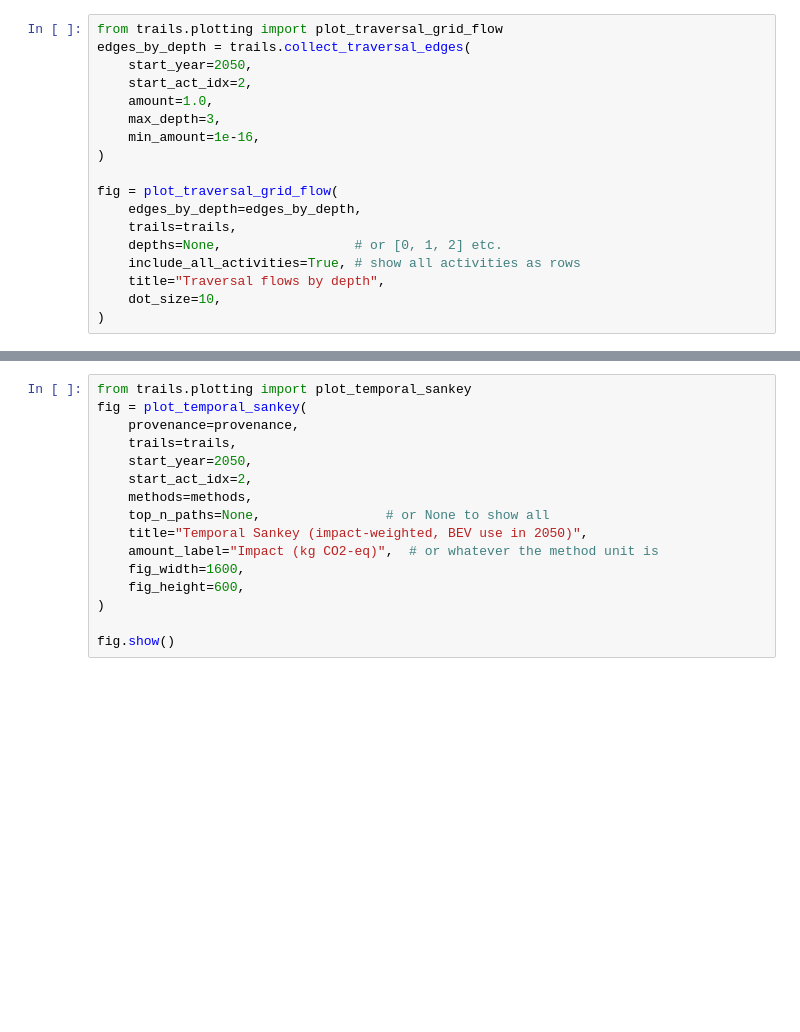
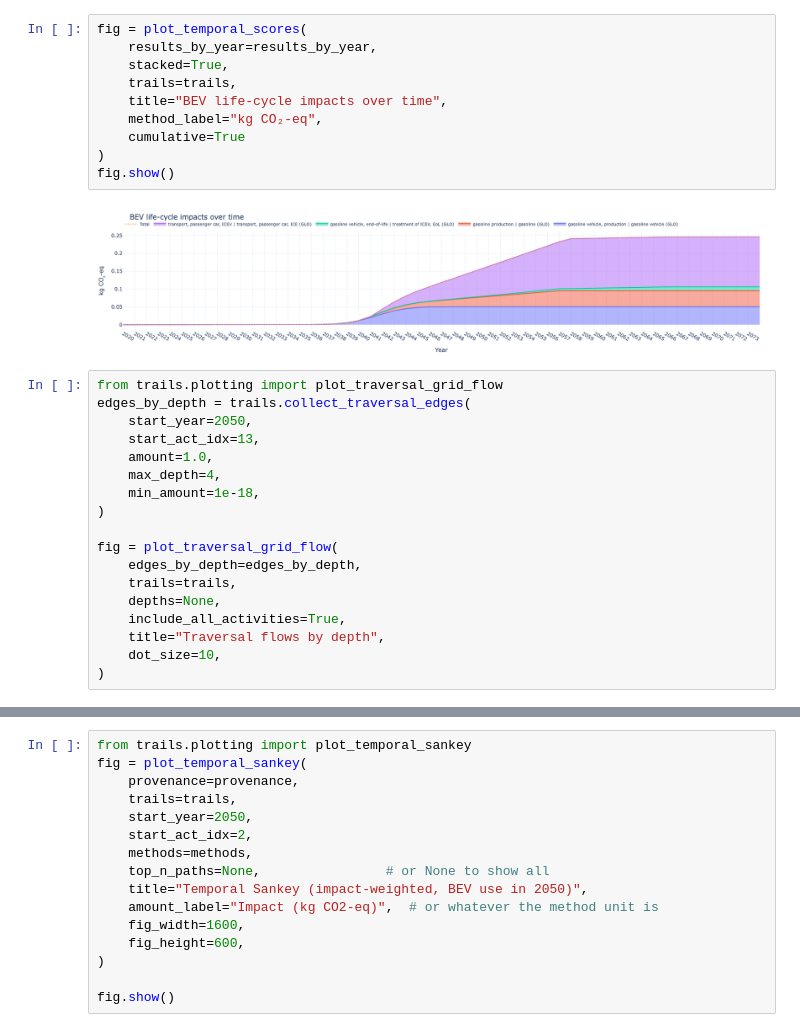
Before and after one commit to Laboratory-for-Energy-Systems-Analysis/trails, a Jupyter notebook: dev/example/dev.ipynb, the cells around one changed output, grey strips where cells are left out. Cells and saved outputs as stored; diff of their text form; blank space fills up the shorter version.

```diff
--- a/dev/example/dev.ipynb
+++ b/dev/example/dev.ipynb
@@ -38,18 +42,30 @@ fig.show()
+# %%
+fig = plot_temporal_scores(
+    results_by_year=results_by_year,
+    stacked=True,
+    trails=trails,
+    title="BEV life-cycle impacts over time",
+    method_label="kg CO₂-eq",
+    cumulative=True
+)
+fig.show()
+# %% [output]
+[figure, added]
 # %%
 from trails.plotting import plot_traversal_grid_flow
 edges_by_depth = trails.collect_traversal_edges(
     start_year=2050,
-    start_act_idx=2,
+    start_act_idx=13,
     amount=1.0,
-    max_depth=3,
-    min_amount=1e-16,
+    max_depth=4,
+    min_amount=1e-18,
 )
 
 fig = plot_traversal_grid_flow(
     edges_by_depth=edges_by_depth,
     trails=trails,
-    depths=None,                 # or [0, 1, 2] etc.
-    include_all_activities=True, # show all activities as rows
+    depths=None,
+    include_all_activities=True,
     title="Traversal flows by depth",
     dot_size=10,
 )
```
Also changed, not shown: parts of 6 cells of this notebook, 17 other files.
